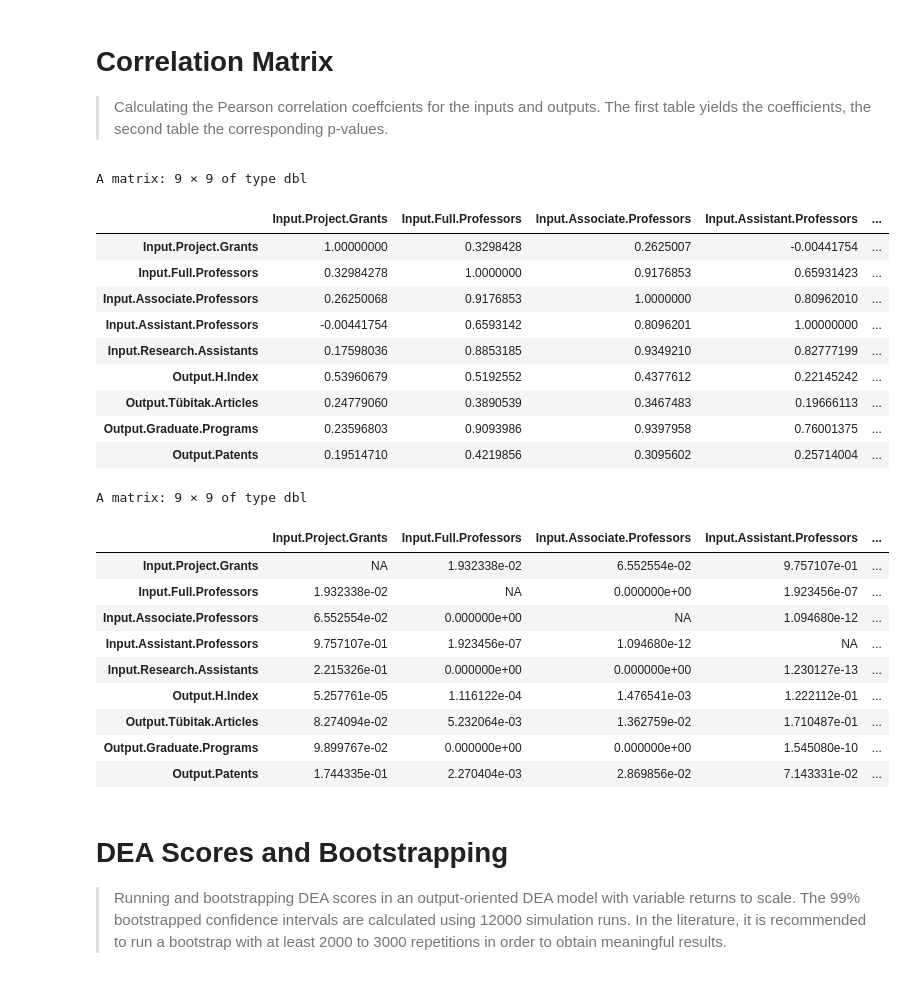
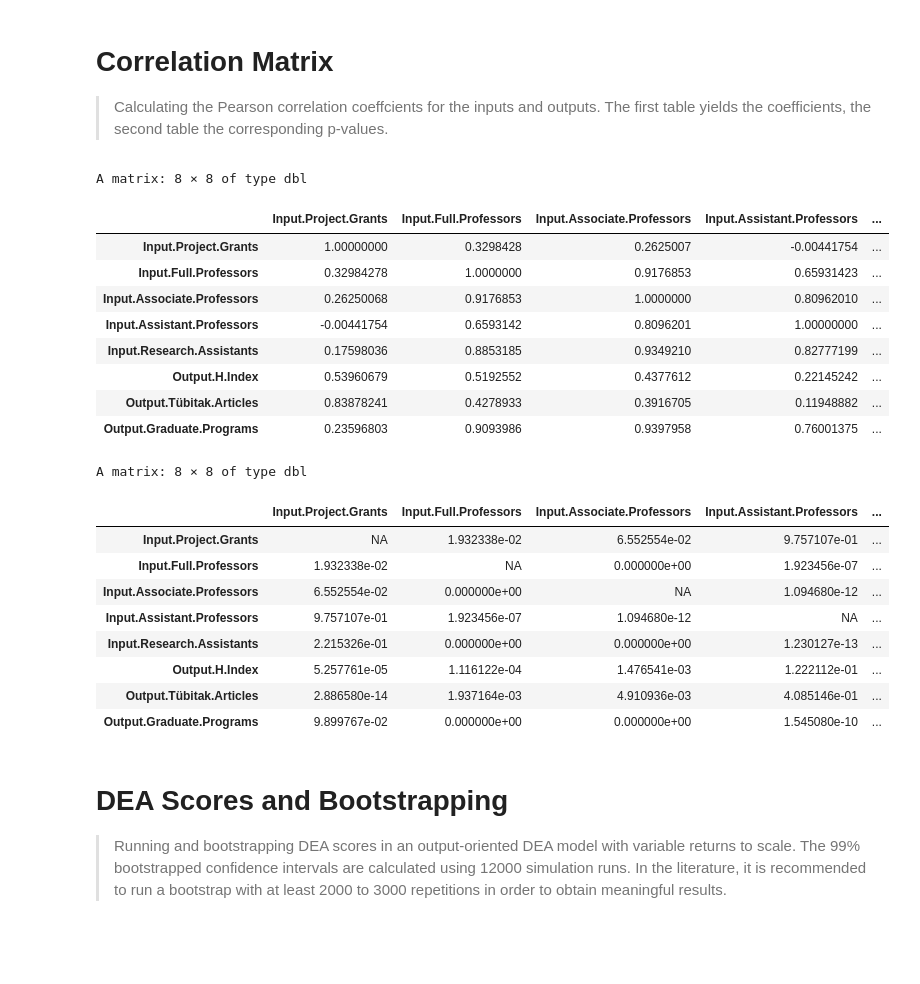
Before and after one commit to MichaelWegener/DEA-BetaRegression-TurkishHigherEducation, a Jupyter notebook: DEA_with_Bootstrapping.ipynb, the cells around one changed output. Saved outputs shown, nothing was run; the diff lists cells and outputs as text; code cells hidden in the pictures; blank space fills up the shorter version.

```diff
--- a/DEA_with_Bootstrapping.ipynb
+++ b/DEA_with_Bootstrapping.ipynb
@@ -24,30 +24,29 @@ Installing package into ‘/usr/local/lib/R/site-library’
 # Data Import
 > Importing the data into a deadata structure. In the original csv file, inputs are stored in columns 7, 8, 9, 10 and 11 while outputs are in columns 12, 13 and 14. The names of the DMU's are stored in column 2.
 # %%
-my_data<-read.csv("https://raw.githubusercontent.com/MichaelWegener/DEA-BetaRegression-TurkishHigherEducation/main/DEA%20Bootstrapping.csv")
+my_data<-read.csv("https://raw.githubusercontent.com/MichaelWegener/DEA-BetaRegression-TurkishHigherEducation/main/DEA%20Raw%20Data.csv")
 data_example<-read_data(my_data, inputs = c(7,8,9,10,11), outputs = c(12,13,14), dmus = c(2))
 # %% [markdown]
 # Correlation Matrix
 
 > Calculating the Pearson correlation coeffcients for the inputs and outputs. The first table yields the coefficients, the second table the corresponding p-values.
 # %%
-data_corr<-my_data[c(7,8,9,10,11,12,13,14,15)]
+data_corr<-my_data[c(7,8,9,10,11,12,13,14)]
 mydata.rcorr = rcorr(as.matrix(data_corr))
 mydata.rcorr$r
 mydata.rcorr$P
 # %% [output]
-A matrix: 9 × 9 of type dbl
+A matrix: 8 × 8 of type dbl
 |  | Input.Project.Grants | Input.Full.Professors | Input.Associate.Professors | Input.Assistant.Professors | ... |
 | Input.Project.Grants | 1.00000000 | 0.3298428 | 0.2625007 | -0.00441754 | ... |
 | Input.Full.Professors | 0.32984278 | 1.0000000 | 0.9176853 | 0.65931423 | ... |
 | Input.Associate.Professors | 0.26250068 | 0.9176853 | 1.0000000 | 0.80962010 | ... |
 | Input.Assistant.Professors | -0.00441754 | 0.6593142 | 0.8096201 | 1.00000000 | ... |
 | Input.Research.Assistants | 0.17598036 | 0.8853185 | 0.9349210 | 0.82777199 | ... |
 | Output.H.Index | 0.53960679 | 0.5192552 | 0.4377612 | 0.22145242 | ... |
-| Output.Tübitak.Articles | 0.24779060 | 0.3890539 | 0.3467483 | 0.19666113 | ... |
+| Output.Tübitak.Articles | 0.83878241 | 0.4278933 | 0.3916705 | 0.11948882 | ... |
 | Output.Graduate.Programs | 0.23596803 | 0.9093986 | 0.9397958 | 0.76001375 | ... |
-| Output.Patents | 0.19514710 | 0.4219856 | 0.3095602 | 0.25714004 | ... |
-A matrix: 9 × 9 of type dbl
+A matrix: 8 × 8 of type dbl
 |  | Input.Project.Grants | Input.Full.Professors | Input.Associate.Professors | Input.Assistant.Professors | ... |
 | Input.Project.Grants | NA | 1.932338e-02 | 6.552554e-02 | 9.757107e-01 | ... |
 | Input.Full.Professors | 1.932338e-02 | NA | 0.000000e+00 | 1.923456e-07 | ... |
@@ -55,9 +54,8 @@ A matrix: 9 × 9 of type dbl
 | Input.Assistant.Professors | 9.757107e-01 | 1.923456e-07 | 1.094680e-12 | NA | ... |
 | Input.Research.Assistants | 2.215326e-01 | 0.000000e+00 | 0.000000e+00 | 1.230127e-13 | ... |
 | Output.H.Index | 5.257761e-05 | 1.116122e-04 | 1.476541e-03 | 1.222112e-01 | ... |
-| Output.Tübitak.Articles | 8.274094e-02 | 5.232064e-03 | 1.362759e-02 | 1.710487e-01 | ... |
+| Output.Tübitak.Articles | 2.886580e-14 | 1.937164e-03 | 4.910936e-03 | 4.085146e-01 | ... |
 | Output.Graduate.Programs | 9.899767e-02 | 0.000000e+00 | 0.000000e+00 | 1.545080e-10 | ... |
-| Output.Patents | 1.744335e-01 | 2.270404e-03 | 2.869856e-02 | 7.143331e-02 | ... |
 # %% [markdown]
 # DEA Scores and Bootstrapping
 > Running and bootstrapping DEA scores in  an output-oriented DEA model with variable returns to scale. The 99% bootstrapped confidence intervals are calculated using 12000 simulation runs. In the literature, it is recommended to run a bootstrap with at least 2000 to 3000 repetitions in order to obtain meaningful results.
```
